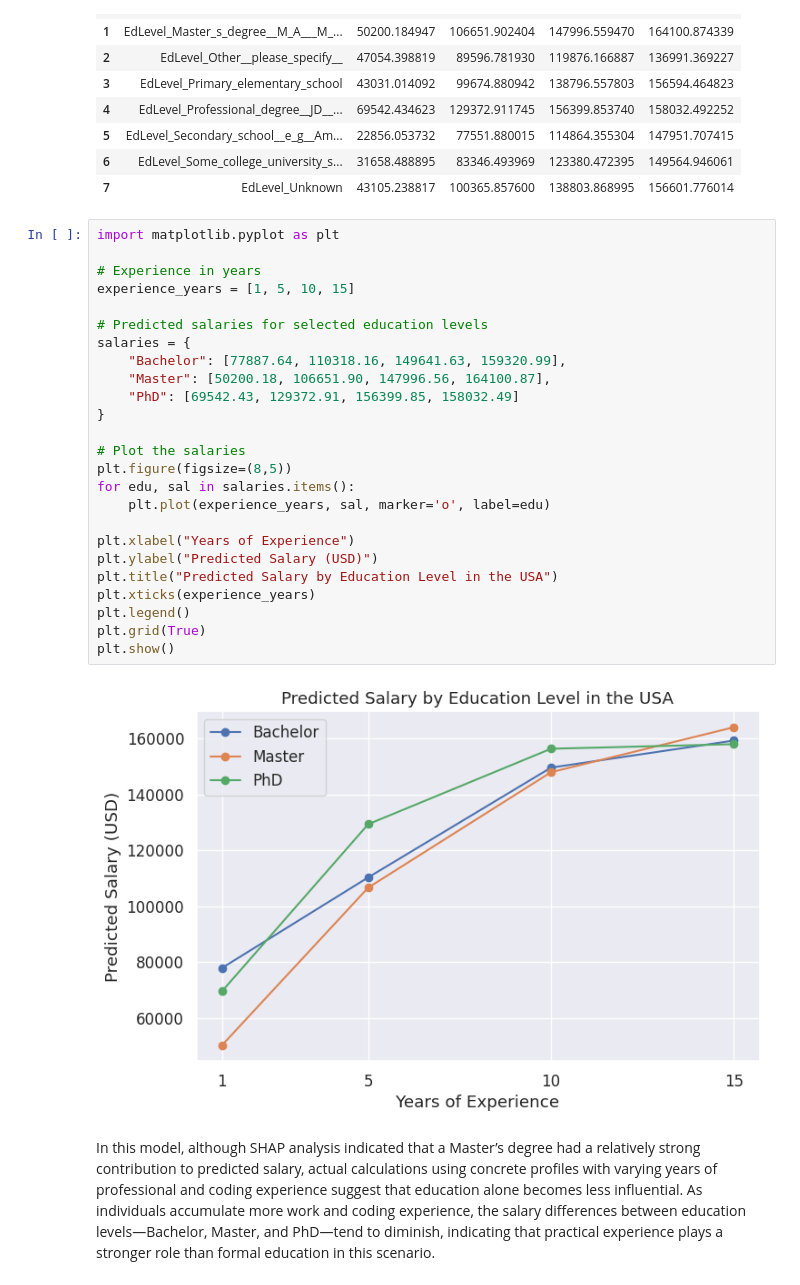
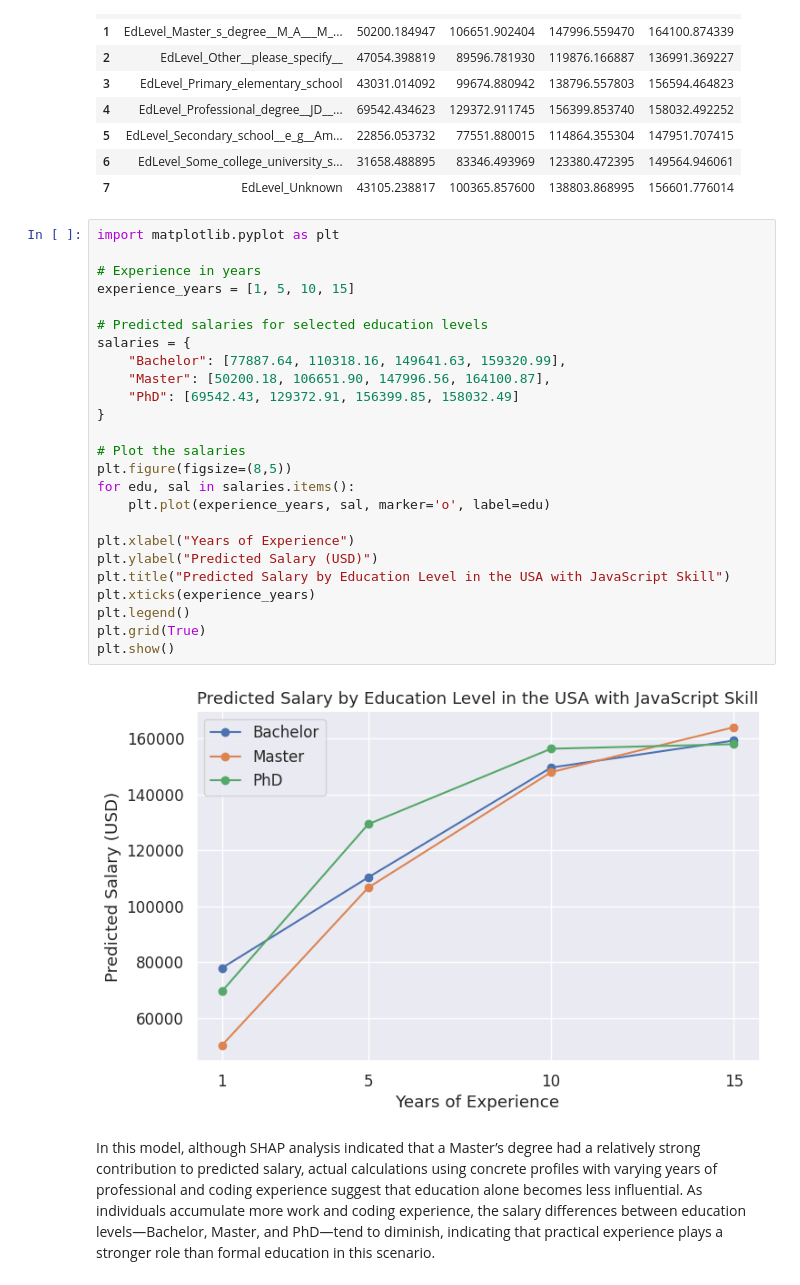
Before and after one commit to yukomath/Project_1, a Jupyter notebook: project.ipynb, the cells around one changed output. Saved outputs shown, nothing was run; the diff lists cells and outputs as text.

```diff
--- a/project.ipynb
+++ b/project.ipynb
@@ -1419,29 +1419,29 @@ display(salary_js_df)
 # %%
 import matplotlib.pyplot as plt
 
 # Experience in years
 experience_years = [1, 5, 10, 15]
 
 # Predicted salaries for selected education levels
 salaries = {
     "Bachelor": [77887.64, 110318.16, 149641.63, 159320.99],
     "Master": [50200.18, 106651.90, 147996.56, 164100.87],
     "PhD": [69542.43, 129372.91, 156399.85, 158032.49]
 }
 
 # Plot the salaries
 plt.figure(figsize=(8,5))
 for edu, sal in salaries.items():
     plt.plot(experience_years, sal, marker='o', label=edu)
 
 plt.xlabel("Years of Experience")
 plt.ylabel("Predicted Salary (USD)")
-plt.title("Predicted Salary by Education Level in the USA")
+plt.title("Predicted Salary by Education Level in the USA with JavaScript Skill")
 plt.xticks(experience_years)
 plt.legend()
 plt.grid(True)
 plt.show()
 # %% [output]
-[figure, old version]
+[figure, new version]
 # %% [markdown]
 In this model, although SHAP analysis indicated that a Master’s degree had a relatively strong contribution to predicted salary, actual calculations using concrete profiles with varying years of professional and coding experience suggest that education alone becomes less influential. As individuals accumulate more work and coding experience, the salary differences between education levels—Bachelor, Master, and PhD—tend to diminish, indicating that practical experience plays a stronger role than formal education in this scenario.
```
Also changed, not shown: parts of 2 cells of this notebook.
